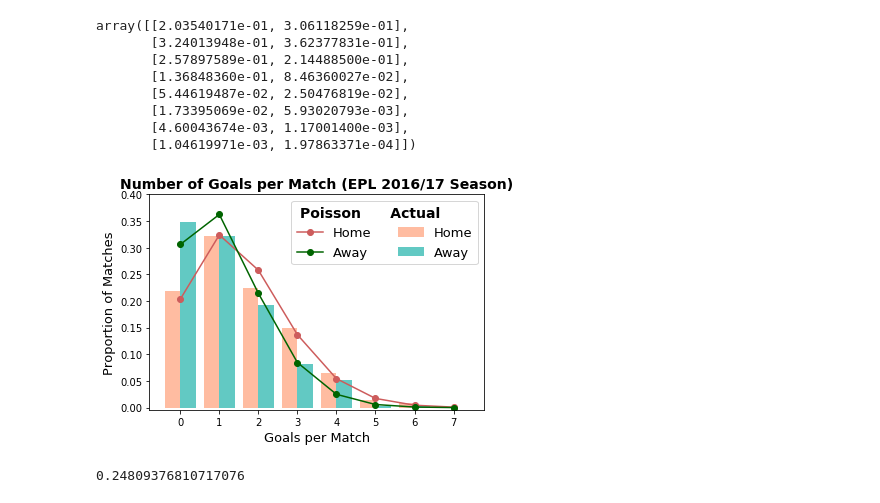
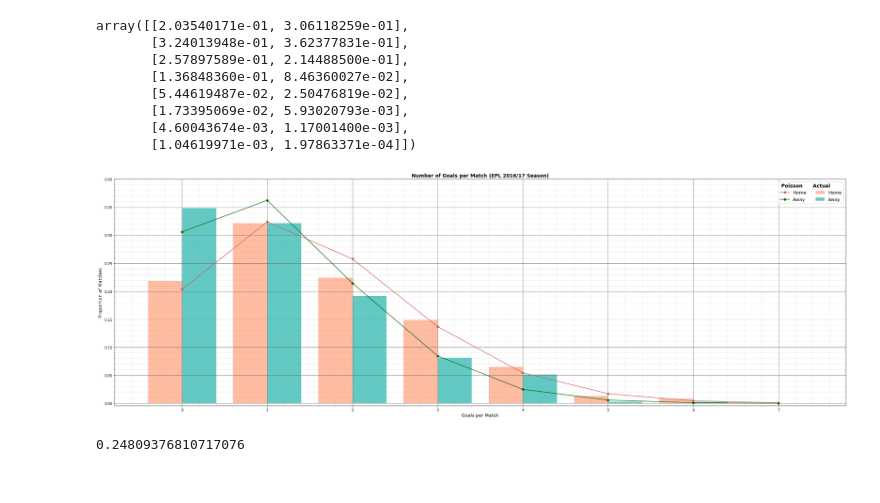
Before and after one commit to Silas-Asamoah/epl_matches, a Jupyter notebook: Untitled.ipynb, the cells around one changed output. Saved outputs shown, nothing was run; the diff lists cells and outputs as text; code cells hidden in the pictures.

Commit message:
visible graph gridlines

```diff
--- a/Untitled.ipynb
+++ b/Untitled.ipynb
@@ -4,6 +4,8 @@ import pandas as pd
 from scipy.stats import poisson, skellam
 import seaborn as sns
 import matplotlib.pyplot as plt
+
+plt.rcParams['figure.figsize'] = [30, 10]
 # %%
 epl_1617 = pd.read_csv("E0.csv")
 # %%
@@ -52,20 +54,23 @@ array([[2.03540171e-01, 3.06118259e-01],
 # %%
 plt.hist(epl_1617[['HomeGoals', 'AwayGoals']].values, range(9), alpha=0.7, label=['Home', 'Away'], density=True, color=["#FFA07A", "#20B2AA"])
 
 #Lines for Poisson distributions
 pois1 = plt.plot([i-0.5 for i in range(1,9)], poisson_pred[:,0], linestyle='-', marker='o',label="Home", color='#CD5C5C')
 pois2 = plt.plot([i-0.5 for i in range(1,9)], poisson_pred[:,1], linestyle='-', marker='o',label="Away", color='#006400')
 leg = plt.legend(loc='upper right', fontsize=13, ncol=2)
 leg.set_title("Poisson      Actual      ", prop = {'size':'14', 'weight':'bold'})
 plt.xticks([i-0.5 for i in range(1, 9)], [i for i in range(9)])
 plt.xlabel("Goals per Match", size=13)
 plt.ylabel("Proportion of Matches", size=13)
 plt.title("Number of Goals per Match (EPL 2016/17 Season)", size=14, fontweight='bold')
 plt.ylim([-0.004, 0.4])
 plt.tight_layout()
+plt.grid(b=True, which='major', color='#666666', linestyle='-')
+plt.minorticks_on()
+plt.grid(b=True, which='minor', color='#999999', linestyle='-', alpha=0.2)
 plt.show()
 # %% [output]
-[figure, old version]
+[figure, new version]
 # %%
 #Probability of draw between home and away teams
 skellam.pmf(0.0, epl_1617.mean()[0], epl_1617.mean()[1])
```
Also changed, not shown: parts of 3 cells of this notebook.
